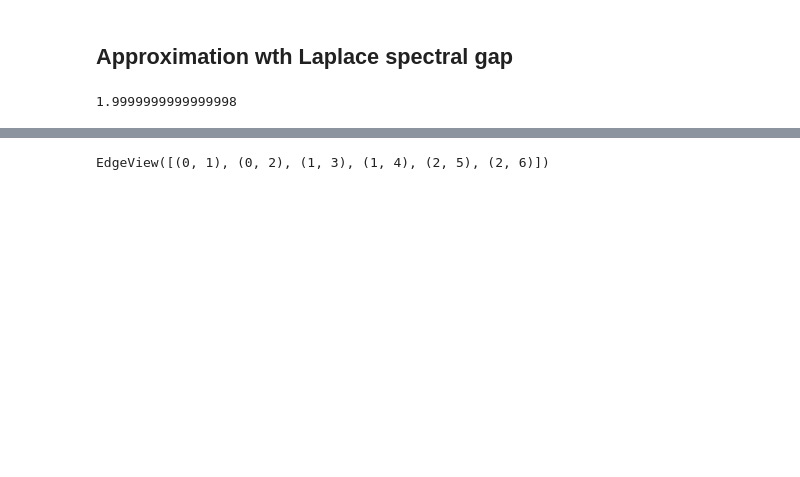
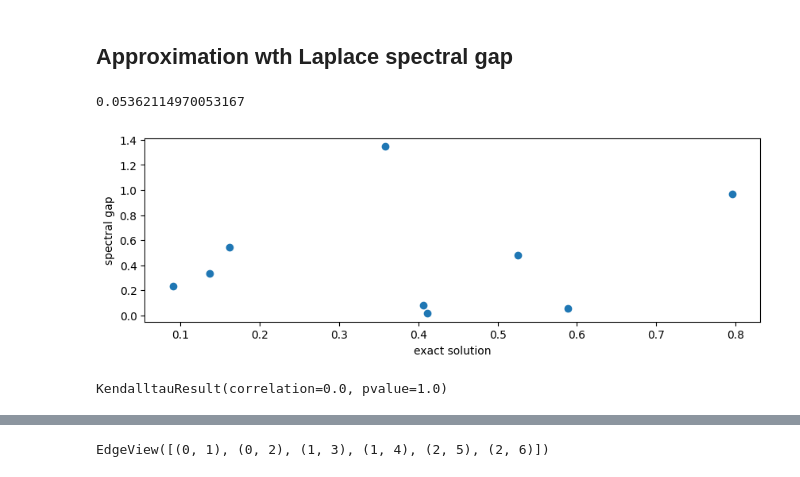
Before and after one commit to Konstantin-Iakovlev/Transport_flows, a Jupyter notebook: MCFP.ipynb, the cells around one changed output, grey strips where cells are left out. Drawn from its saved outputs; the diff is of its cells as text; code cells hidden in the pictures; blank space fills up the shorter version.

```diff
--- a/MCFP.ipynb
+++ b/MCFP.ipynb
@@ -111,10 +191,36 @@ def spectral_gap_approx(graph):
     for i, d in enumerate(degrees):
         Deg[i, i] = d
     L = Deg - W
-    e_vals, _ = eigen.eigsh(W, k=W.shape[0] - 1)
+    e_vals, _ = eigen.eigsh(W, k=2)
     l1, l2 = np.sort(e_vals)[-2:]
-    return l2 - l1
+    return l2 - l1#, e_vals.max() / e_vals[e_vals > 0].min()
 
 spectral_gap_approx(graph)
 # %% [output]
-1.9999999999999998
+0.05362114970053167
+# %%
+results = {
+    'Barcelona': {'solution': 0.796, 'enn_1e-2': 0.131, 'enn_1e-3': 0.162, 'spec_gap': 0.971},
+    'Winnipeg': {'solution': 0.358, 'enn_1e-2': 0.098, 'enn_1e-3': 0.123, 'spec_gap': 1.347},
+    'EMA': {'solution': 0.525, 'enn_1e-2': 0.037, 'enn_1e-3': 0.069, 'spec_gap': 0.4778},
+    'Anaheim': {'solution': 0.162, 'enn_1e-2': 0.131, 'enn_1e-3': 0.163, 'spec_gap': 0.542},
+    'Berlin-Mitte-Center': {'solution': 0.137, 'enn_1e-2': 0.181, 'enn_1e-3': 0.206, 'spec_gap': 0.332},
+    'Berlin-Friedrichshain': {'solution': 0.406, 'enn_1e-2': 0.168, 'enn_1e-3': 0.193, 'spec_gap': 0.079},
+    'Berlin-Prenzlauerberg-Center': {'solution': 0.09, 'enn_1e-2': 0.204, 'enn_1e-3': 0.229, 'spec_gap': 0.234},
+    'Berlin-Tiergarten': {'solution': 0.411, 'enn_1e-2': 0.189, 'enn_1e-3': 0.212, 'spec_gap': 0.016},
+    # 'Hessen': {'solution': 1.115, 'enn': 0, 'spec_gap': 0.227}, # enn is slow
+    'Terassa': {'solution': 0.589, 'enn_1e-2': 0.149, 'enn_1e-3': 0.169, 'spec_gap': 0.053},
+}
+# %%
+plt.figure(figsize=(10, 3))
+sol = [r['solution'] for r in results.values()]
+spec = [r['spec_gap'] for r in results.values()]
+plt.scatter(sol, spec)
+plt.xlabel('exact solution')
+plt.ylabel('spectral gap')
+
+plt.show()
+kendalltau(sol, spec)
+# %% [output]
+[figure, added]
+KendalltauResult(correlation=0.0, pvalue=1.0)
```
Also changed, not shown: parts of 12 cells of this notebook.
